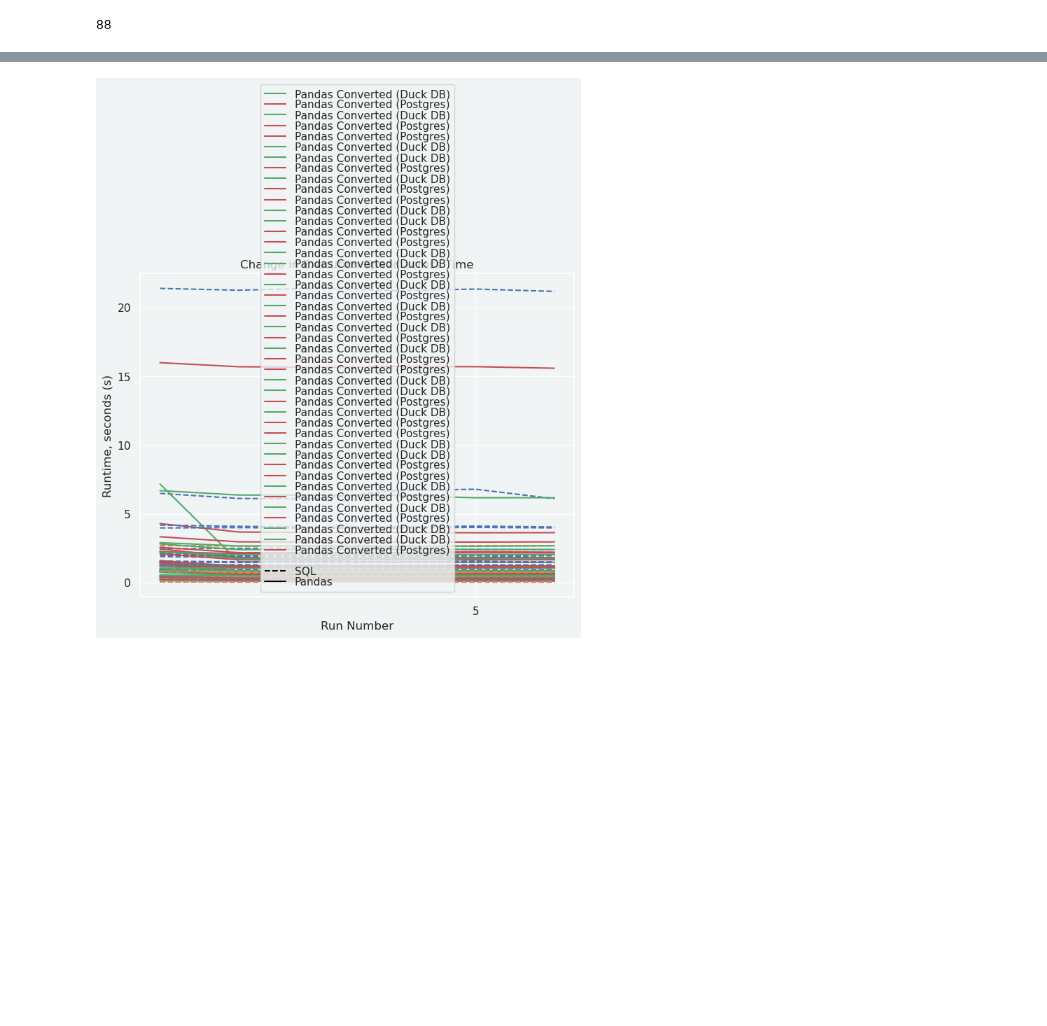
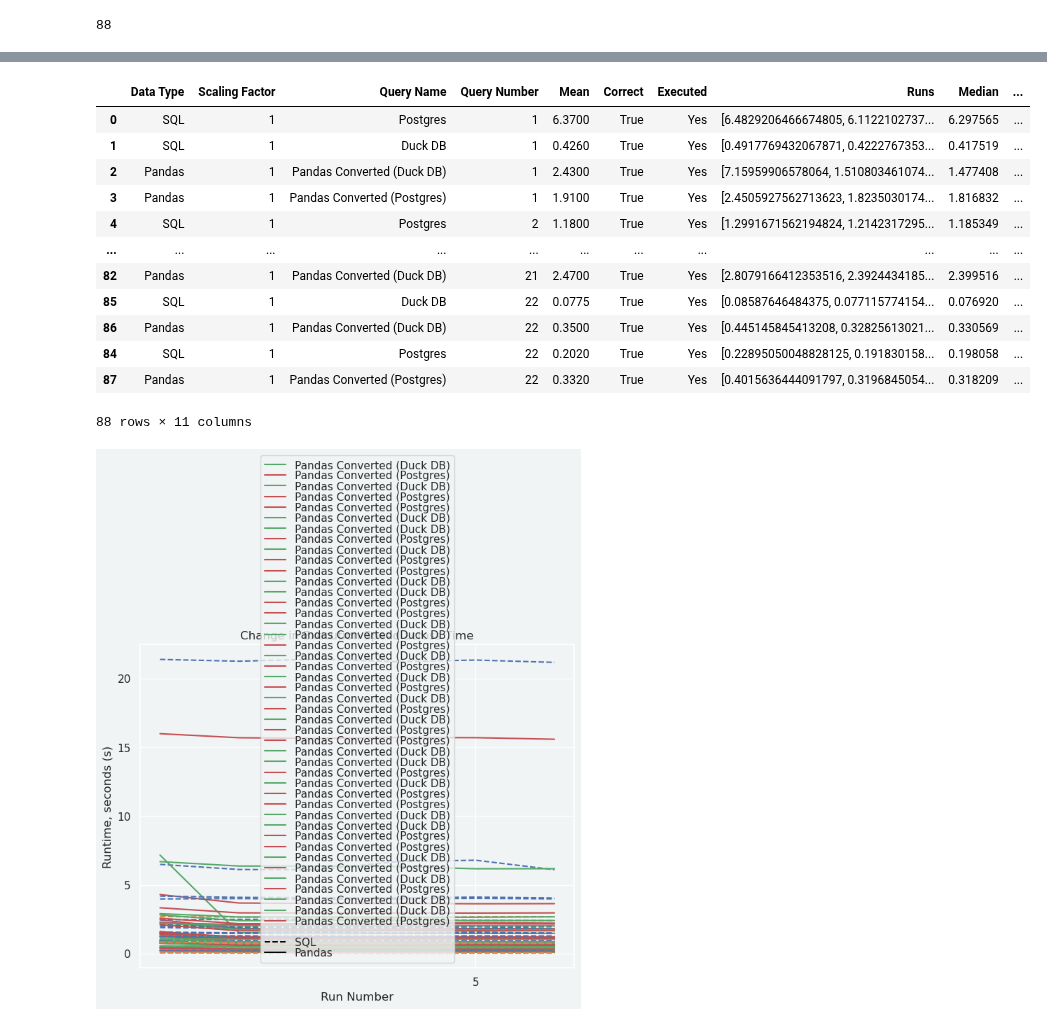
Before and after one commit to groegercesg/QueryBridge, a Jupyter notebook: benchmarking/analysis.ipynb, the cells around one changed output, grey strips where cells are left out. Drawn from its saved outputs; the diff is of its cells as text; code cells hidden in the pictures; blank space fills up the shorter version.

```diff
--- a/benchmarking/analysis.ipynb
+++ b/benchmarking/analysis.ipynb
@@ -79,0 +83,16 @@ plt.show()
+# %%
+results
+# %% [output]
+|  | Data Type | Scaling Factor | Query Name | Query Number | Mean | Correct | Executed | Runs | Median | ... |
+| 0 | SQL | 1 | Postgres | 1 | 6.3700 | True | Yes | [6.4829206466674805, 6.1122102737... | 6.297565 | ... |
+| 1 | SQL | 1 | Duck DB | 1 | 0.4260 | True | Yes | [0.4917769432067871, 0.4222767353... | 0.417519 | ... |
+| 2 | Pandas | 1 | Pandas Converted (Duck DB) | 1 | 2.4300 | True | Yes | [7.15959906578064, 1.510803461074... | 1.477408 | ... |
+| 3 | Pandas | 1 | Pandas Converted (Postgres) | 1 | 1.9100 | True | Yes | [2.4505927562713623, 1.8235030174... | 1.816832 | ... |
+| 4 | SQL | 1 | Postgres | 2 | 1.1800 | True | Yes | [1.2991671562194824, 1.2142317295... | 1.185349 | ... |
+| ... | ... | ... | ... | ... | ... | ... | ... | ... | ... | ... |
+| 82 | Pandas | 1 | Pandas Converted (Duck DB) | 21 | 2.4700 | True | Yes | [2.8079166412353516, 2.3924434185... | 2.399516 | ... |
+| 85 | SQL | 1 | Duck DB | 22 | 0.0775 | True | Yes | [0.08587646484375, 0.077115774154... | 0.076920 | ... |
+| 86 | Pandas | 1 | Pandas Converted (Duck DB) | 22 | 0.3500 | True | Yes | [0.445145845413208, 0.32825613021... | 0.330569 | ... |
+| 84 | SQL | 1 | Postgres | 22 | 0.2020 | True | Yes | [0.22895050048828125, 0.191830158... | 0.198058 | ... |
+| 87 | Pandas | 1 | Pandas Converted (Postgres) | 22 | 0.3320 | True | Yes | [0.4015636444091797, 0.3196845054... | 0.318209 | ... |
+88 rows × 11 columns
```
Also changed, not shown: parts of 4 cells of this notebook, 3 other files.
